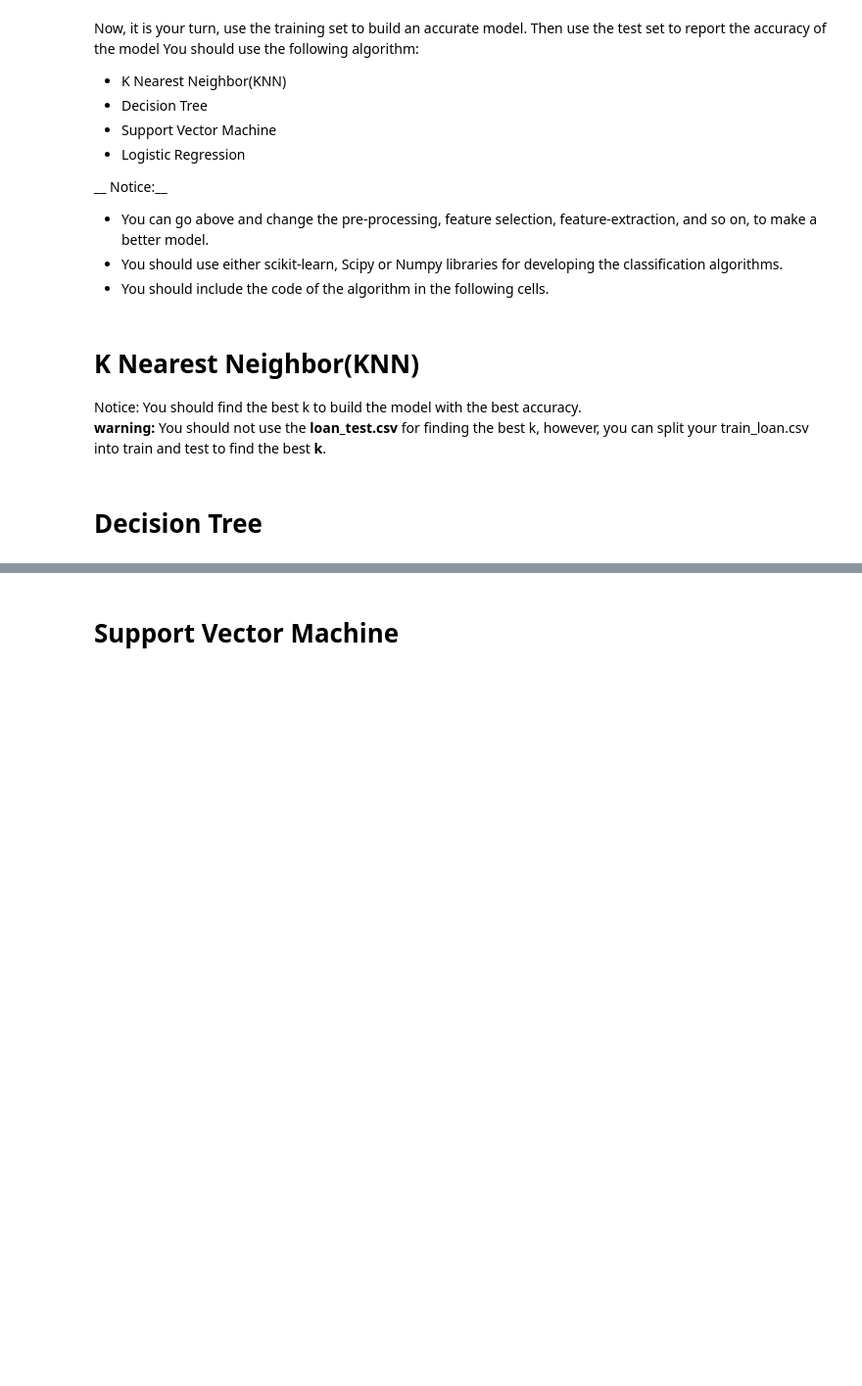
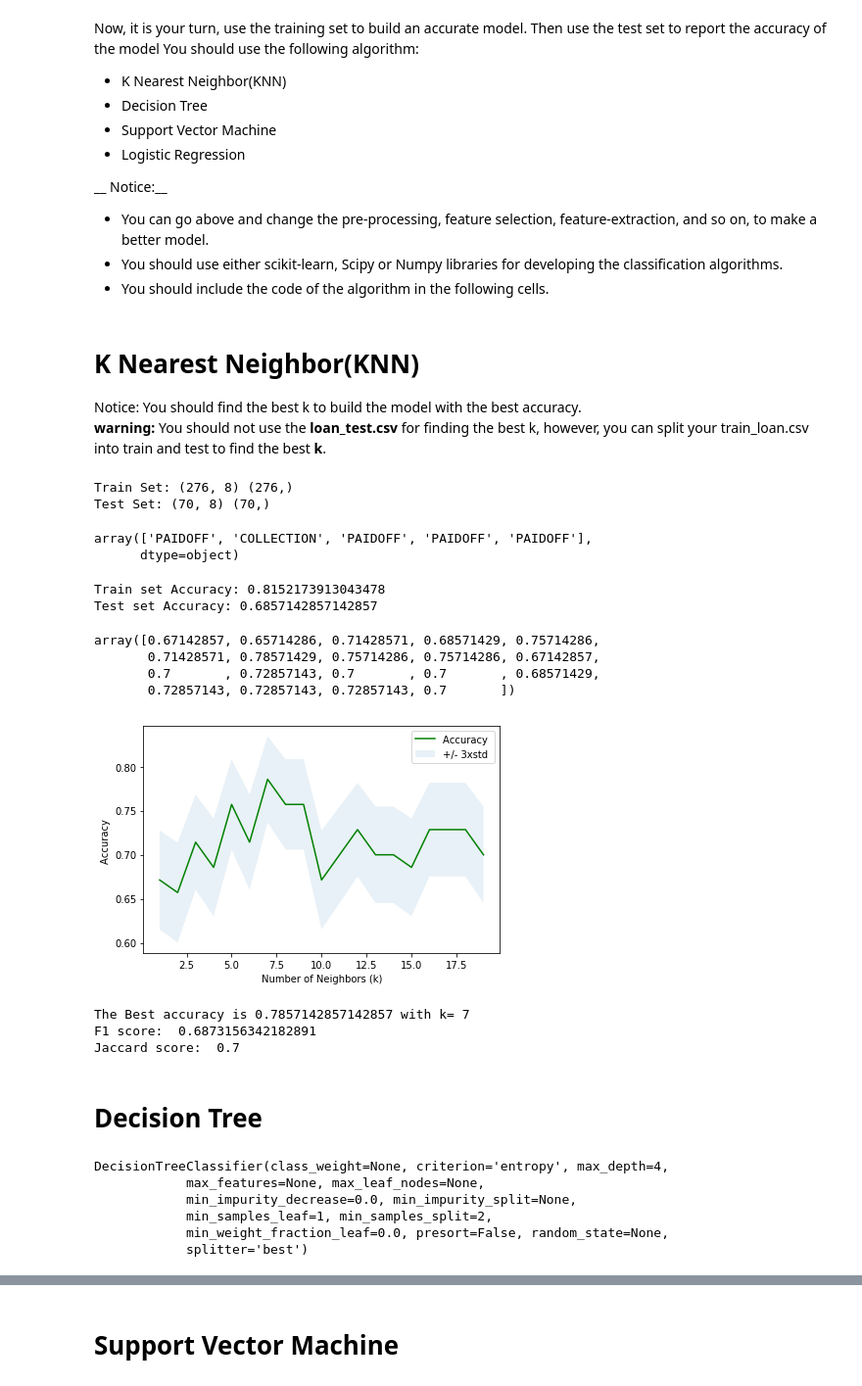
Before and after one commit to vijaykant06/The_Best_Classifier, a Jupyter notebook: The_Best_Classifier.ipynb, the cells around one changed output, grey strips where cells are left out. Shown at 98% size. Cells and saved outputs as stored; diff of their text form; code cells hidden in the pictures; blank space fills up the shorter version.

```diff
--- a/The_Best_Classifier.ipynb
+++ b/The_Best_Classifier.ipynb
@@ -284,5 +285,84 @@ __ Notice:__
 # K Nearest Neighbor(KNN)
 Notice: You should find the best k to build the model with the best accuracy.
 **warning:** You should not use the __loan_test.csv__ for finding the best k, however, you can split your train_loan.csv into train and test to find the best __k__.
+# %%
+from sklearn.model_selection import train_test_split
+X_train, X_test, y_train, y_test=train_test_split(X, y,test_size=0.2, random_state=4)
+print('Train Set:', X_train.shape, y_train.shape)
+print('Test Set:', X_test.shape, y_test.shape)
+# %% [output]
+Train Set: (276, 8) (276,)
+Test Set: (70, 8) (70,)
+# %%
+from sklearn.neighbors import KNeighborsClassifier
+k=4
+neigh=KNeighborsClassifier(n_neighbors=k).fit(X_train, y_train)
+Yhat=neigh.predict(X_test)
+Yhat[0:5]
+# %% [output]
+array(['PAIDOFF', 'COLLECTION', 'PAIDOFF', 'PAIDOFF', 'PAIDOFF'],
+      dtype=object)
+# %%
+from sklearn import metrics
+print("Train set Accuracy:", metrics.accuracy_score(y_train, neigh.predict(X_train)))
+print("Test set Accuracy:", metrics.accuracy_score(y_test,Yhat))
+# %% [output]
+Train set Accuracy: 0.8152173913043478
+Test set Accuracy: 0.6857142857142857
+# %%
+ks=20
+mean_acc=np.zeros((ks-1))
+std_acc=np.zeros((ks-1))
+confusionMx=[];
+for n in range (1, ks):
+    neigh=KNeighborsClassifier(n_neighbors=n).fit(X_train, y_train)
+    Yhat=neigh.predict(X_test)
+    mean_acc[n-1]=metrics.accuracy_score(y_test, Yhat)
+    std_acc[n-1]=np.std(Yhat==y_test)/np.sqrt(Yhat.shape[0])
+mean_acc
+# %% [output]
+array([0.67142857, 0.65714286, 0.71428571, 0.68571429, 0.75714286,
+       0.71428571, 0.78571429, 0.75714286, 0.75714286, 0.67142857,
+       0.7       , 0.72857143, 0.7       , 0.7       , 0.68571429,
+       0.72857143, 0.72857143, 0.72857143, 0.7       ])
+# %%
+plt.plot(range(1,ks),mean_acc,'g')
+plt.fill_between(range(1,ks),mean_acc - 1 * std_acc,mean_acc + 1 * std_acc, alpha=0.10)
+plt.legend(('Accuracy ', '+/- 3xstd'))
+plt.ylabel('Accuracy ')
+plt.xlabel('Number of Neighbors (k)')
+plt.tight_layout()
+plt.show()
+# %% [output]
+[figure, added]
+# %%
+print("The Best accuracy is", mean_acc.max(), "with k=",mean_acc.argmax()+1)
+
+#Try f1 score
+from sklearn.metrics import f1_score
+f1_score = f1_score(y_test, Yhat, average='weighted')
+
+#Try Jaccard index for accuracy
+from sklearn.metrics import jaccard_similarity_score
+jaccard_score=jaccard_similarity_score(y_test, Yhat)
+
+
+print('F1 score: ',f1_score)
+print('Jaccard score: ',jaccard_score)
+# %% [output]
+The Best accuracy is 0.7857142857142857 with k= 7
+F1 score:  0.6873156342182891
+Jaccard score:  0.7
 # %% [markdown]
 # Decision Tree
+# %%
+from sklearn.tree import DecisionTreeClassifier
+loanTree = DecisionTreeClassifier(criterion="entropy", max_depth = 4)
+loanTree
+# %% [output]
+DecisionTreeClassifier(class_weight=None, criterion='entropy', max_depth=4,
+            max_features=None, max_leaf_nodes=None,
+            min_impurity_decrease=0.0, min_impurity_split=None,
+            min_samples_leaf=1, min_samples_split=2,
+            min_weight_fraction_leaf=0.0, presort=False, random_state=None,
+            splitter='best')
```
Also changed, not shown: parts of 36 cells of this notebook.
